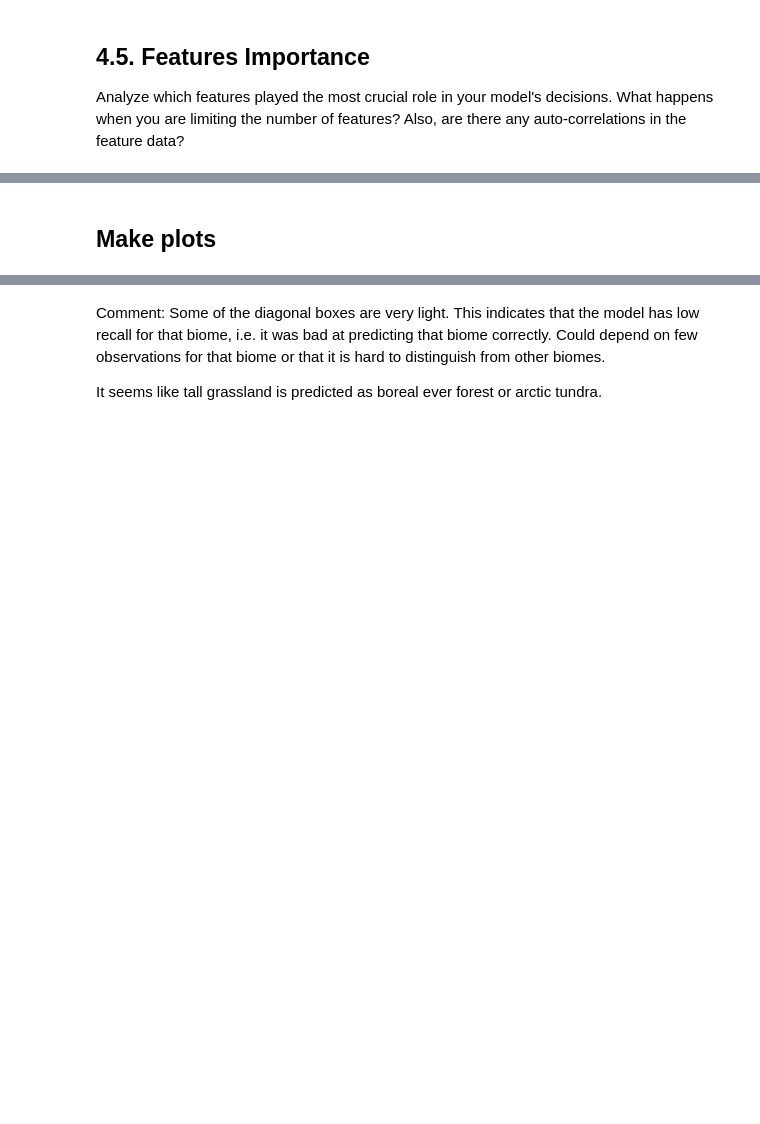
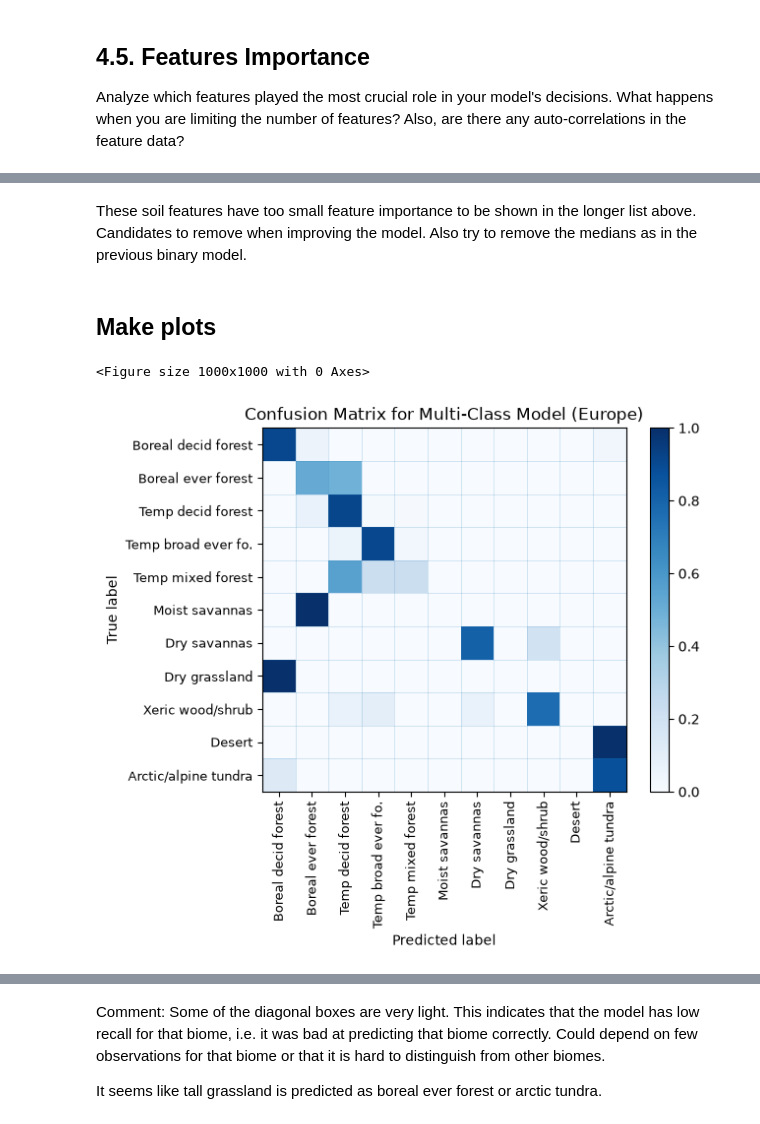
Before and after one commit to AndreaRaaschou/BERN01, a Jupyter notebook: biome_project/Andrea/main_copy_H.ipynb, the cells around one changed output, grey strips where cells are left out. Saved outputs shown, nothing was run; the diff lists cells and outputs as text; code cells hidden in the pictures; blank space fills up the shorter version.

```diff
--- a/biome_project/Andrea/main_copy_H.ipynb
+++ b/biome_project/Andrea/main_copy_H.ipynb
@@ -502,15 +502,23 @@ Split your dataset into two parts: a training set, and a test set. The training
 train the model, the validation set to tune hyperparameters, and the test set to evaluate
 model performance.
 # %%
-west_df = merged_df.filter(pl.col("Lon") < 0)
-east_df = merged_df.filter(pl.col("Lon") >= 0)
+# Make new df with only european countries
+europe_df = merged_df.filter(pl.col("ISO3_grid").is_in([
+    "AUT", "BEL", "BGR", "HRV", "CYP", "CZE", "DNK", "EST", "FIN", "FRA", "DEU", "GRC",
+    "HUN", "ISL", "IRL", "ITA", "LVA", "LTU", "LUX", "MLT", "NLD", "POL", "PRT", "ROU",
+    "SVK", "SVN", "ESP", "SWE", "GBR"]))
 
-# extract Biome_obs_lpj as y_train for west_df
-X_train = drop_ground_truth(west_df)
-y_train = west_df.select(pl.col("Biome_obs_lpj").cast(pl.Int32))
+# Remove biome 13 (Mediterranean forest, woodland, and scrub) from the dataset,
+# as it only has one observation in the dataset, which is not enough to train a model on
+europe_df = europe_df.filter(pl.col("Biome_obs_lpj") != 13)
 
-X_test = drop_ground_truth(east_df)
-y_test = east_df.select(pl.col("Biome_obs_lpj").cast(pl.Int32))
+# extract Biome_obs_lpj as y_train for europe_df
+X = drop_ground_truth(europe_df)
+y = europe_df.select(pl.col("Biome_obs_lpj").cast(pl.Int32)).to_numpy().flatten()
+
+# split europe_df into train and test sets
+X_train, X_test, y_train, y_test = train_test_split(
+    X, y, test_size=0.2, random_state=42, stratify=y) # with stratify=y to ensure that the class distribution is similar in both train and test sets
 # %% [markdown]
 #### 4.2 Model training
 Next, train a Random Forest classification model using training data, and then put the
@@ -570,3 +645,24 @@ in the feature data?
+# %% [markdown]
+These soil features have too small feature importance to be shown in the longer list above. Candidates to remove when improving the model. Also try to remove the medians as in the previous binary model.
 # %% [markdown]
 ## Make plots
+# %%
+# Get the target names for the classes in the model
+model_target_names = [target_names[i - 2] for i in multi_class.classes_]
+
+# Make confusion matrix for the tuned multi-class model
+plt.figure(figsize=(10, 10))
+disp = ConfusionMatrixDisplay.from_estimator(
+    multi_class, X_test, y_test, display_labels=model_target_names,
+    cmap=plt.cm.Blues, normalize="true", include_values=False)
+disp.ax_.tick_params(axis="both", labelsize=9)
+for i in range(len(model_target_names) + 1):
+    disp.ax_.axvline(i - 0.5, linewidth=0.4, alpha=0.3)
+    disp.ax_.axhline(i - 0.5, linewidth=0.4, alpha=0.3)
+plt.xticks(rotation=90)
+disp.ax_.set_title("Confusion Matrix for Multi-Class Model (Europe)", fontsize=12)
+plt.show()
+# %% [output]
+<Figure size 1000x1000 with 0 Axes>
+[figure, added]
 # %%
```
Also changed, not shown: parts of 8 cells of this notebook.
